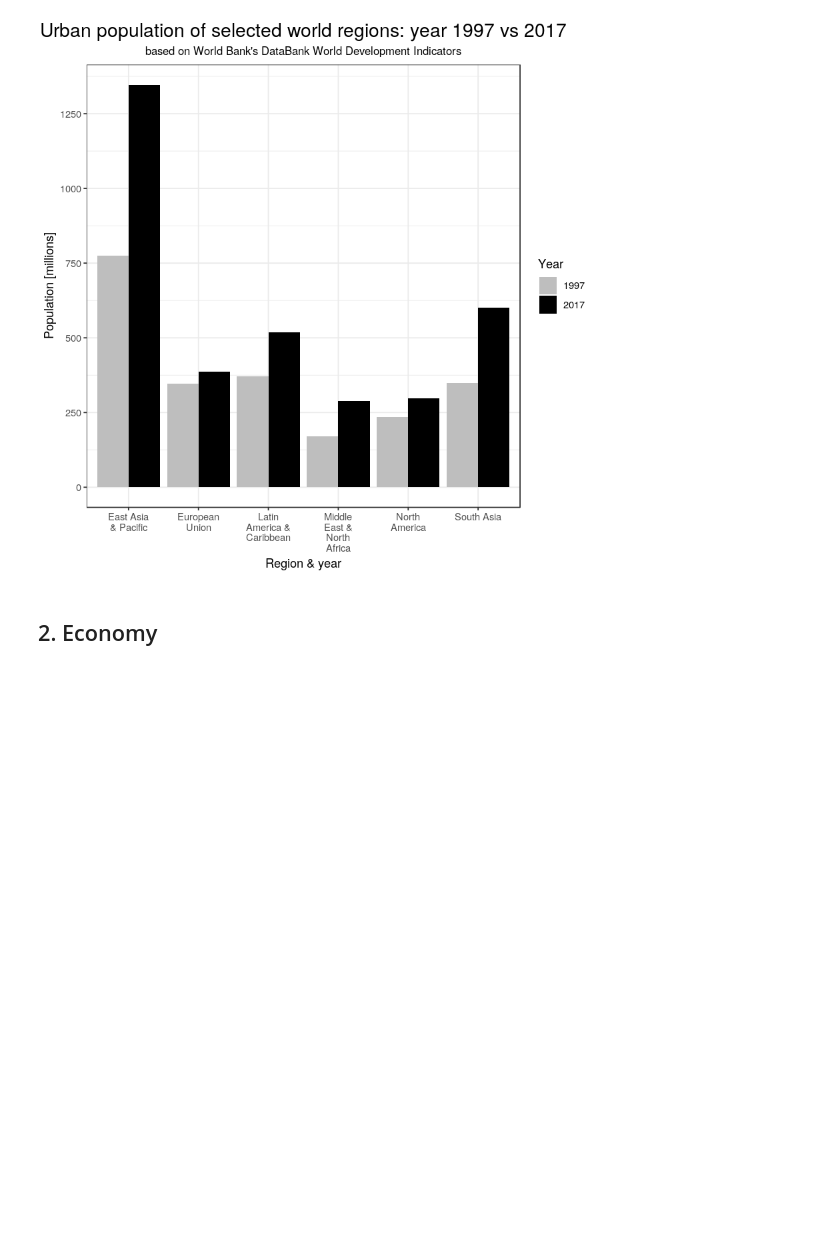
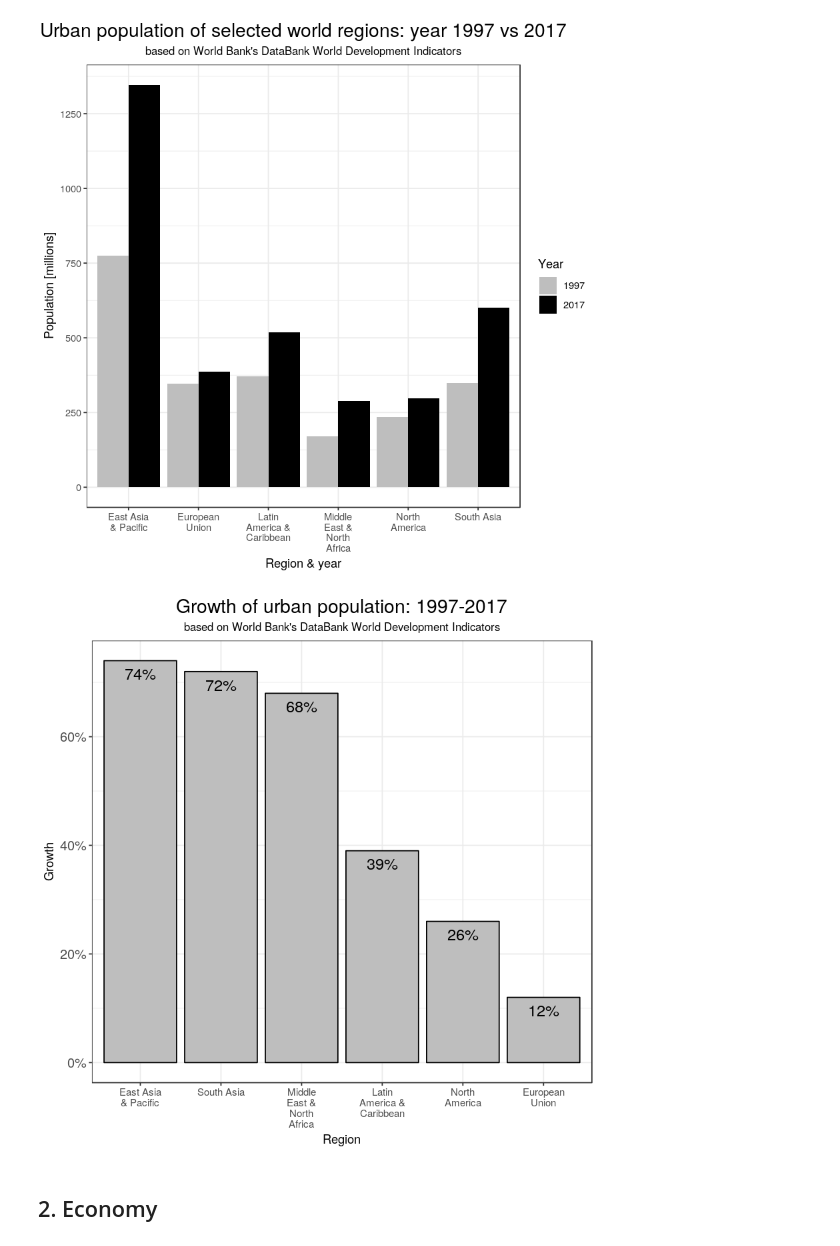
Before and after one commit to wegar-2/GlobalView, a Jupyter notebook: GrandChessboard_20_years_later.ipynb, the cells around one changed output. Drawn from its saved outputs; the diff is of its cells as text; code cells hidden in the pictures; blank space fills up the shorter version.

```diff
--- a/GrandChessboard_20_years_later.ipynb
+++ b/GrandChessboard_20_years_later.ipynb
@@ -152,3 +157,37 @@ plotBarChartUrbanPopulation
+# %%
+# relative level of urban population in 1997 and 2017
+dtUrbanPopulationGrowth <-
+  dtPopulationDataByRegion[, list(Time, country, urban_population_headcount)] %>%
+  reshape2::dcast(formula = country ~ Time,
+                  fun.aggregate = sum, value.var = "urban_population_headcount") %>%
+  dplyr::rename("Y1997" = "1997", "Y2017" = "2017") %>%
+  dplyr::mutate(growth_rate = Y2017/Y1997) %>%
+  data.table::as.data.table()
+dtUrbanPopulationGrowth <-
+  dtUrbanPopulationGrowth[order(-growth_rate), list(country, growth_rate)]
+dtUrbanPopulationGrowth$country_wrap <- stringr::str_wrap(dtUrbanPopulationGrowth$country, width = 10L)
+dtUrbanPopulationGrowth$growth_rate <- (round(dtUrbanPopulationGrowth$growth_rate, 2) - 1)
+
+plotUrbanisationRatio <- ggplot2::ggplot(data = dtUrbanPopulationGrowth) +
+  ggplot2::aes(x = country_wrap, y = growth_rate) +
+  ggplot2::geom_bar(stat = "identity", color = "black", fill = "grey") +
+  ggplot2::theme_bw() +
+  ggplot2::scale_x_discrete(limits = dtUrbanPopulationGrowth$country_wrap) +
+  ggplot2::scale_y_continuous(labels = function(x) paste0(x*100, "%")) +
+  ggplot2::geom_text(mapping = ggplot2::aes(label = paste0(growth_rate*100, "%")),
+                     vjust = 1.6, color = "black", size = 5) +
+  ggplot2::ggtitle(label = "Growth of urban population: 1997-2017",
+                   subtitle = "based on World Bank's DataBank World Development Indicators") +
+  ggplot2::xlab(label = "Region") +
+  ggplot2::ylab("Growth") +
+  ggplot2::theme(axis.text.y = ggplot2::element_text(size = 12),
+                 plot.title = ggplot2::element_text(hjust = 0.5, size = 17),
+                 plot.subtitle = ggplot2::element_text(hjust = 0.5, size = 10),
+                 axis.text.x = ggplot2::element_text(size = 9),
+                 axis.title.x = ggplot2::element_text(size = 11))
+plotUrbanisationRatio
+# %% [output]
+[figure, added]
 # %%
 # zoom in on selected countries in regions: East Asia & Pacific and South Asia
 # %% [markdown]
```
Also changed, not shown: parts of 9 cells of this notebook, 1 other file.
